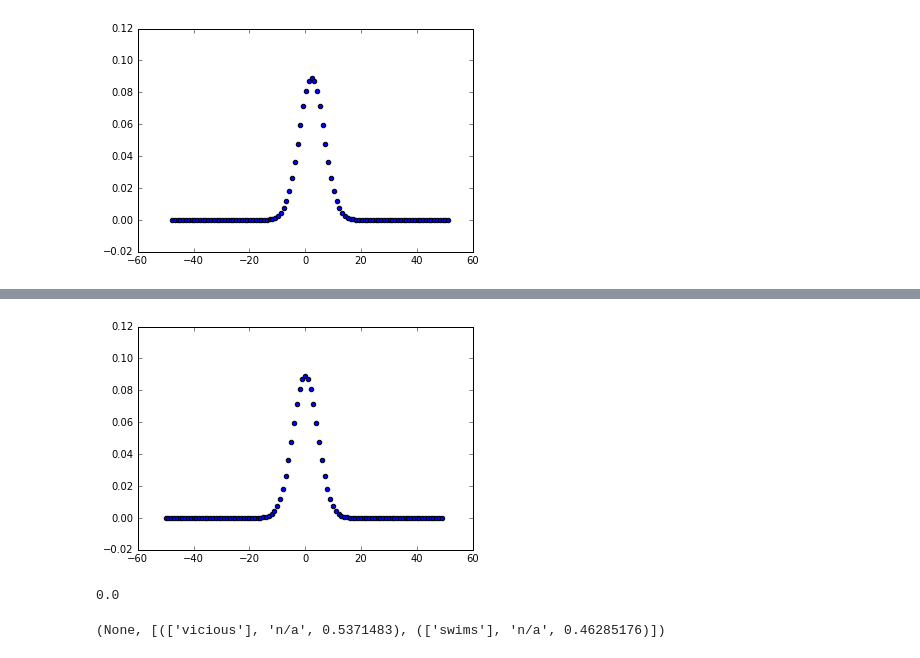
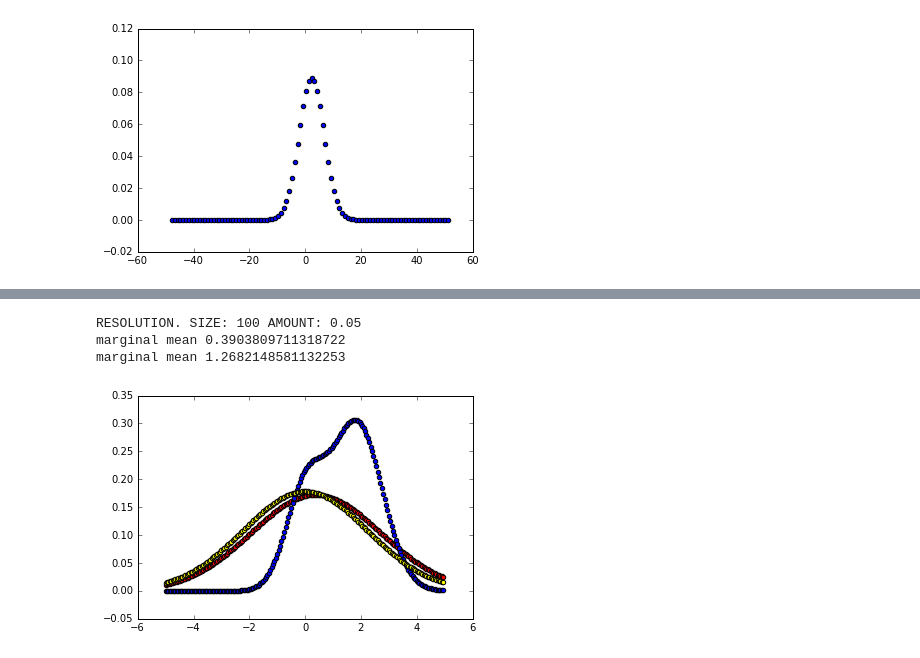
Before and after one commit to reubenharry/Distributional-RSA, a Jupyter notebook: worlds.ipynb, the cells around one changed output, grey strips where cells are left out. Drawn from its saved outputs; the diff is of its cells as text; code cells hidden in the pictures.

Commit message:
nice visuals

```diff
--- a/worlds.ipynb
+++ b/worlds.ipynb
@@ -309,12 +250,43 @@ hm = matplotlib.pyplot.scatter(x=(np.arange(-50,50)*0.4)+params.subspace_prior_m
+# %%
+def visualize(params,line,res,c):
+
+    cond_probs = np.zeros((len(params.quds), res.size*2))
+    for qud_index in range(len(params.quds)):
+
+        subspace_mean,subspace_prior_mean,subspace_variance = params.subspace_means[line][qud_index],params.subspace_prior_means[line][qud_index],params.subspace_variances[line][qud_index]
+
+        vals=scipy.stats.multivariate_normal.pdf((np.arange(-res.size,res.size)*res.amount),mean=subspace_mean,cov=subspace_variance)
+        cond_probs[qud_index]=vals
+
+#         print(scipy.stats.multivariate_normal.pdf([1,2,3],mean=subspace_mean,cov=subspace_variance))
+#         print(vals.shape)
+#         print(subspace_mean)
+#         print("CHECK",np.sum((np.arange(-size,size)*scale+subspace_prior_mean)*vals))
+
+#     print(params.subspace_means.shape)
+#     print(params.subspace_means)
+    marginal_mean = np.sum(params.subspace_means[line]*params.qud_marginals)
+    print("marginal mean",marginal_mean)
+    marginal = np.sum(cond_probs*np.expand_dims(params.qud_marginals,1),axis=0)
+#     print("CHECK1",np.sum(marginal),marginal.shape)
+#     marginal /= np.sum(marginal)
+#     print("CHECK2",np.sum(marginal),marginal.shape)
+    hm = matplotlib.pyplot.scatter(c=c,x=(np.arange(-res.size,res.size)*res.amount),y=marginal)
+#     hm_2 = matplotlib.pyplot.scatter(x=(np.arange(-size,size)*scale)+params.subspace_prior_means[line][0],y=marginal)
+#     print(params.qud_marginals)
+#     print("should be equal",np.mean(marginal),marginal_means[line])
+    return marginal,marginal_mean,params.subspace_prior_means[line][0]
+#     return marginal_means[line]*np.exp(params.qud_marginals)
 # %%
-# params.subspace_prior_means.shape
-vals = scipy.stats.multivariate_normal.pdf(np.arange(-50,50)+params.subspace_prior_means[line][0],mean=params.subspace_prior_means[line][0],cov=20.0)
-hm = matplotlib.pyplot.scatter(x=np.arange(-50,50)+params.subspace_prior_means[line][0],y=vals)
+res = Resolution(5,100)
+_,_,_ = visualize(params,0,res,'red')
+_,_,_ = visualize(params,1,res,'blue')
+
+#PRIOR
+vals = scipy.stats.multivariate_normal.pdf(np.arange(-res.size,res.size)*res.amount,mean=params.subspace_prior_means[0][0],cov=5.0)
+hm = matplotlib.pyplot.scatter(c='yellow',x=np.arange(-res.size,res.size)*res.amount,y=vals)
 # %% [output]
+RESOLUTION. SIZE: 100 AMOUNT: 0.05
+marginal mean 0.3903809711318722
+marginal mean 1.2682148581132253
-[figure, old version]
+[figure, new version]
-# %%
-print(params.subspace_prior_means[line][qud])
-results
-# %% [output]
-0.0
-(None, [(['vicious'], 'n/a', 0.5371483), (['swims'], 'n/a', 0.46285176)])
```
Also changed, not shown: parts of 14 cells of this notebook, 9 other files.
